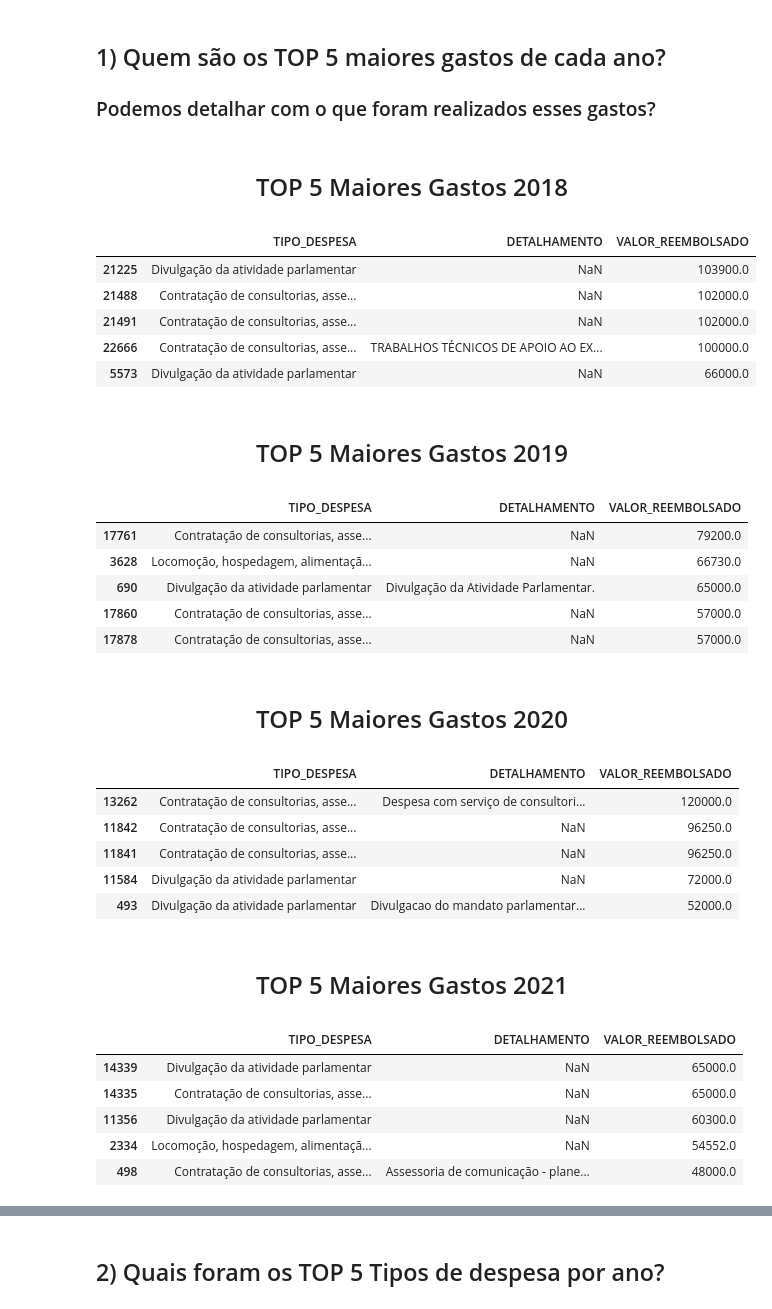
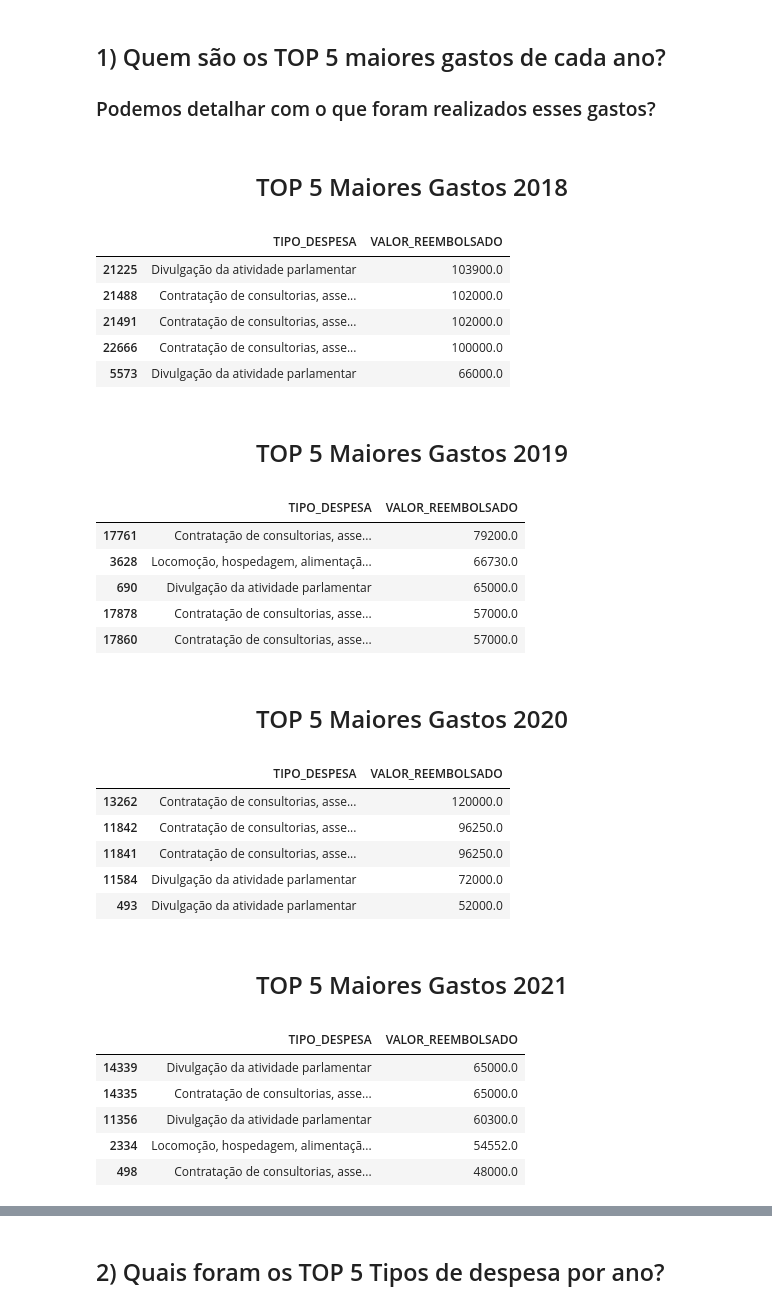
Before and after one commit to liliansom/CEAPS, a Jupyter notebook: CEAPS.ipynb, the cells around one changed output, grey strips where cells are left out. Drawn from its saved outputs; the diff is of its cells as text; code cells hidden in the pictures.

```diff
--- a/CEAPS.ipynb
+++ b/CEAPS.ipynb
@@ -416,12 +449,18 @@ DATA                  object
 DETALHAMENTO          object
 VALOR_REEMBOLSADO    float64
 dtype: object
+# %%
+data_2018 = data_2018.drop_duplicates()
+data_2019 = data_2019.drop_duplicates()
+data_2020 = data_2020.drop_duplicates()
+data_2021 = data_2021.drop_duplicates()
+df_concat = df_concat.drop_duplicates()
 # %% [markdown]
 ## Levantamento dos Dados
 # %% [markdown]
 ### Criação de Dataframes
 # %%
-df_type_2018 = data_2019[['TIPO_DESPESA', 'VALOR_REEMBOLSADO']]
+df_type_2018 = data_2018[['TIPO_DESPESA', 'VALOR_REEMBOLSADO']]
 df_type_2019 = data_2019[['TIPO_DESPESA', 'VALOR_REEMBOLSADO']]
 df_type_2020 = data_2020[['TIPO_DESPESA', 'VALOR_REEMBOLSADO']]
 df_type_2021 = data_2021[['TIPO_DESPESA', 'VALOR_REEMBOLSADO']]
@@ -431,51 +470,51 @@ df_type_2022 = data_2022[['TIPO_DESPESA', 'VALOR_REEMBOLSADO']]
 
 ### Podemos detalhar com o que foram realizados esses gastos?
 # %%
-top_5_2018 = data_2018.sort_values(by='VALOR_REEMBOLSADO', ascending=False)
+top_5_2018 = df_type_2018.sort_values(by='VALOR_REEMBOLSADO', ascending=False)
 display(title('TOP 5 Maiores Gastos 2018', 24))
-top_5_2018[['TIPO_DESPESA', 'DETALHAMENTO', 'VALOR_REEMBOLSADO']].head(5)
+top_5_2018.head(5)
 # %% [output]
 <h1 style="font-size:24px; text-align:center;">TOP 5 Maiores Gastos 2018</h1>
-|  | TIPO_DESPESA | DETALHAMENTO | VALOR_REEMBOLSADO |
-| 21225 | Divulgação da atividade parlamentar | NaN | 103900.0 |
-| 21488 | Contratação de consultorias, asse... | NaN | 102000.0 |
-| 21491 | Contratação de consultorias, asse... | NaN | 102000.0 |
-| 22666 | Contratação de consultorias, asse... | TRABALHOS TÉCNICOS DE APOIO AO EX... | 100000.0 |
-| 5573 | Divulgação da atividade parlamentar | NaN | 66000.0 |
+|  | TIPO_DESPESA | VALOR_REEMBOLSADO |
+| 21225 | Divulgação da atividade parlamentar | 103900.0 |
+| 21488 | Contratação de consultorias, asse... | 102000.0 |
+| 21491 | Contratação de consultorias, asse... | 102000.0 |
+| 22666 | Contratação de consultorias, asse... | 100000.0 |
+| 5573 | Divulgação da atividade parlamentar | 66000.0 |
 # %%
-top_5_2019 = data_2019.sort_values(by='VALOR_REEMBOLSADO', ascending=False)
+top_5_2019 = df_type_2019.sort_values(by='VALOR_REEMBOLSADO', ascending=False)
 display(title('TOP 5 Maiores Gastos 2019', 24))
-top_5_2019[['TIPO_DESPESA', 'DETALHAMENTO', 'VALOR_REEMBOLSADO']].head(5)
+top_5_2019.head(5)
 # %% [output]
 <h1 style="font-size:24px; text-align:center;">TOP 5 Maiores Gastos 2019</h1>
-|  | TIPO_DESPESA | DETALHAMENTO | VALOR_REEMBOLSADO |
-| 17761 | Contratação de consultorias, asse... | NaN | 79200.0 |
-| 3628 | Locomoção, hospedagem, alimentaçã... | NaN | 66730.0 |
-| 690 | Divulgação da atividade parlamentar | Divulgação da Atividade Parlamentar. | 65000.0 |
-| 17860 | Contratação de consultorias, asse... | NaN | 57000.0 |
-| 17878 | Contratação de consultorias, asse... | NaN | 57000.0 |
+|  | TIPO_DESPESA | VALOR_REEMBOLSADO |
+| 17761 | Contratação de consultorias, asse... | 79200.0 |
+| 3628 | Locomoção, hospedagem, alimentaçã... | 66730.0 |
+| 690 | Divulgação da atividade parlamentar | 65000.0 |
+| 17878 | Contratação de consultorias, asse... | 57000.0 |
+| 17860 | Contratação de consultorias, asse... | 57000.0 |
 # %%
-top_5_2020 = data_2020.sort_values(by='VALOR_REEMBOLSADO', ascending=False)
+top_5_2020 = df_type_2020.sort_values(by='VALOR_REEMBOLSADO', ascending=False)
 display(title('TOP 5 Maiores Gastos 2020', 24))
-top_5_2020[['TIPO_DESPESA', 'DETALHAMENTO', 'VALOR_REEMBOLSADO']].head(5)
+top_5_2020.head(5)
 # %% [output]
 <h1 style="font-size:24px; text-align:center;">TOP 5 Maiores Gastos 2020</h1>
-|  | TIPO_DESPESA | DETALHAMENTO | VALOR_REEMBOLSADO |
-| 13262 | Contratação de consultorias, asse... | Despesa com serviço de consultori... | 120000.0 |
-| 11842 | Contratação de consultorias, asse... | NaN | 96250.0 |
-| 11841 | Contratação de consultorias, asse... | NaN | 96250.0 |
-| 11584 | Divulgação da atividade parlamentar | NaN | 72000.0 |
-| 493 | Divulgação da atividade parlamentar | Divulgacao do mandato parlamentar... | 52000.0 |
+|  | TIPO_DESPESA | VALOR_REEMBOLSADO |
+| 13262 | Contratação de consultorias, asse... | 120000.0 |
+| 11842 | Contratação de consultorias, asse... | 96250.0 |
+| 11841 | Contratação de consultorias, asse... | 96250.0 |
+| 11584 | Divulgação da atividade parlamentar | 72000.0 |
+| 493 | Divulgação da atividade parlamentar | 52000.0 |
 # %%
-top_5_2021 = data_2021.sort_values(by='VALOR_REEMBOLSADO', ascending=False)
+top_5_2021 = df_type_2021.sort_values(by='VALOR_REEMBOLSADO', ascending=False)
 display(title('TOP 5 Maiores Gastos 2021', 24))
-top_5_2021[['TIPO_DESPESA', 'DETALHAMENTO', 'VALOR_REEMBOLSADO']].head(5)
+top_5_2021.head(5)
 # %% [output]
 <h1 style="font-size:24px; text-align:center;">TOP 5 Maiores Gastos 2021</h1>
-|  | TIPO_DESPESA | DETALHAMENTO | VALOR_REEMBOLSADO |
-| 14339 | Divulgação da atividade parlamentar | NaN | 65000.0 |
-| 14335 | Contratação de consultorias, asse... | NaN | 65000.0 |
-| 11356 | Divulgação da atividade parlamentar | NaN | 60300.0 |
-| 2334 | Locomoção, hospedagem, alimentaçã... | NaN | 54552.0 |
-| 498 | Contratação de consultorias, asse... | Assessoria de comunicação - plane... | 48000.0 |
+|  | TIPO_DESPESA | VALOR_REEMBOLSADO |
+| 14339 | Divulgação da atividade parlamentar | 65000.0 |
+| 14335 | Contratação de consultorias, asse... | 65000.0 |
+| 11356 | Divulgação da atividade parlamentar | 60300.0 |
+| 2334 | Locomoção, hospedagem, alimentaçã... | 54552.0 |
+| 498 | Contratação de consultorias, asse... | 48000.0 |
 # %%
```
Also changed, not shown: parts of 24 cells of this notebook.
